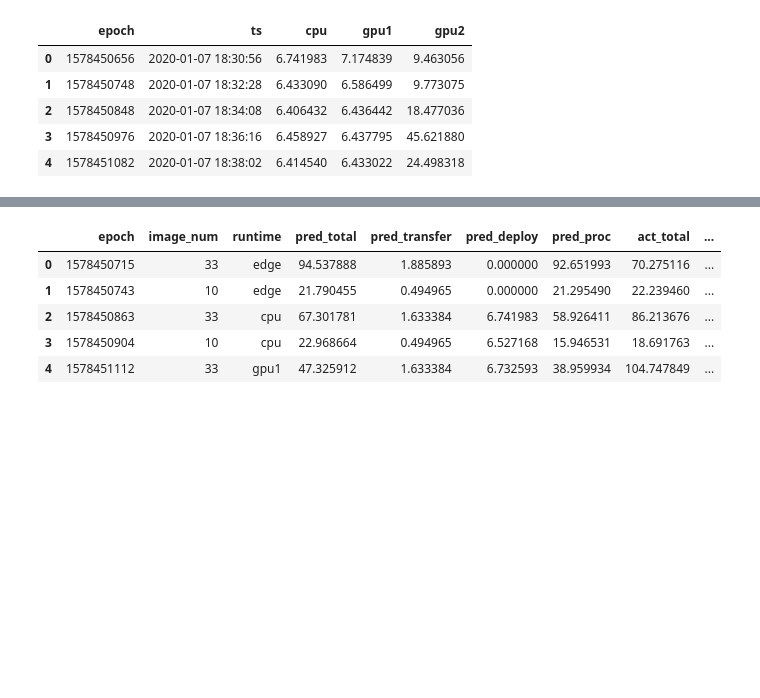
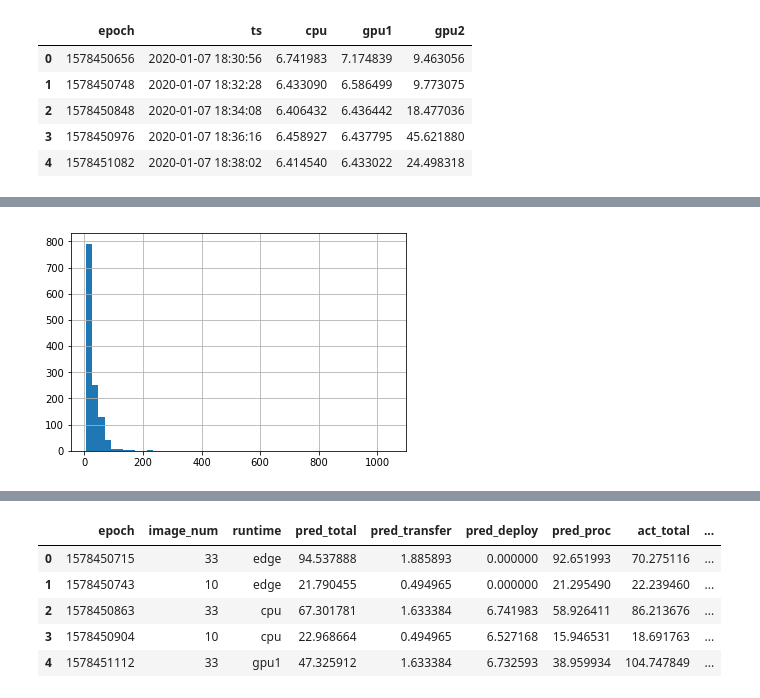
Before and after one commit to Heronalps/STOIC, a Jupyter notebook: jupyter/Time_Series_Error_Analysis.ipynb, the cells around one changed output, grey strips where cells are left out. Saved outputs shown, nothing was run; the diff lists cells and outputs as text; code cells hidden in the pictures; blank space fills up the shorter version.

```diff
--- a/jupyter/Time_Series_Error_Analysis.ipynb
+++ b/jupyter/Time_Series_Error_Analysis.ipynb
@@ -20,0 +35,4 @@ df_deploy.head()
+# %%
+histogram("gpu2", 50)
+# %% [output]
+[figure, added]
```
Also changed, not shown: parts of 41 cells of this notebook, 2 other files.
